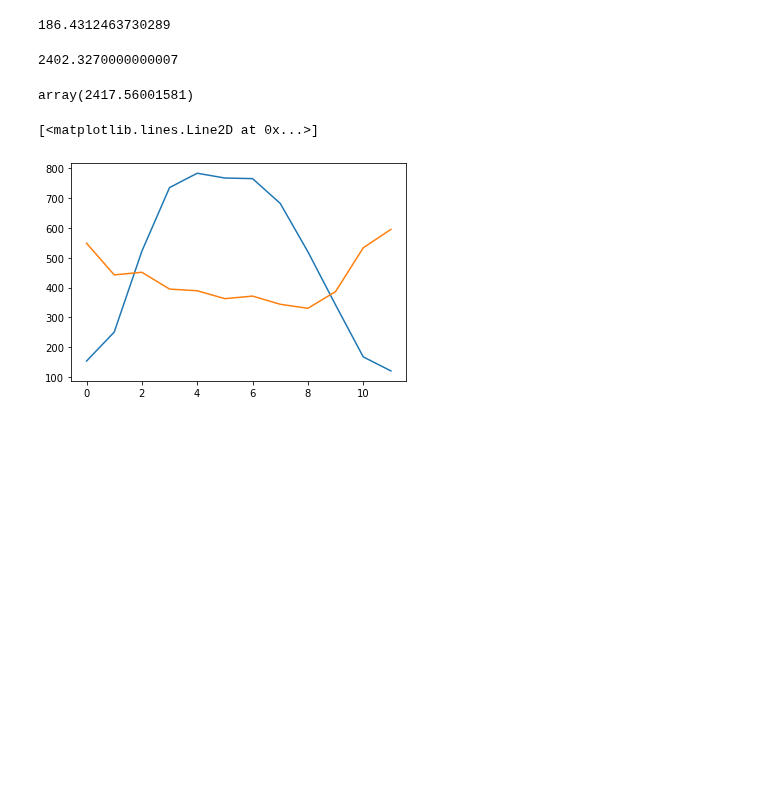
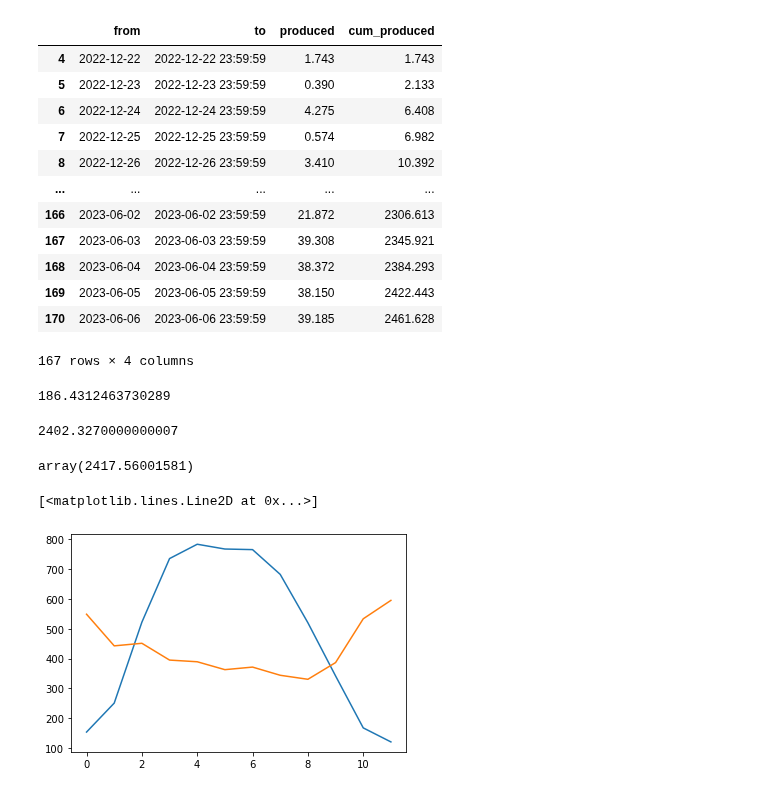
Before and after one commit to tchnvkng/python_notebooks, a Jupyter notebook: stroom.ipynb, the cells around one changed output. Saved outputs shown, nothing was run; the diff lists cells and outputs as text; code cells hidden in the pictures; blank space fills up the shorter version.

```diff
--- a/stroom.ipynb
+++ b/stroom.ipynb
@@ -264,3 +315,19 @@ e.meter_df.loc[e.meter_df['from'].apply(lambda x: x.year==2023),'net_used'].sum(
+# %%
+e.produced_df
+# %% [output]
+|  | from | to | produced | cum_produced |
+| 4 | 2022-12-22 | 2022-12-22 23:59:59 | 1.743 | 1.743 |
+| 5 | 2022-12-23 | 2022-12-23 23:59:59 | 0.390 | 2.133 |
+| 6 | 2022-12-24 | 2022-12-24 23:59:59 | 4.275 | 6.408 |
+| 7 | 2022-12-25 | 2022-12-25 23:59:59 | 0.574 | 6.982 |
+| 8 | 2022-12-26 | 2022-12-26 23:59:59 | 3.410 | 10.392 |
+| ... | ... | ... | ... | ... |
+| 166 | 2023-06-02 | 2023-06-02 23:59:59 | 21.872 | 2306.613 |
+| 167 | 2023-06-03 | 2023-06-03 23:59:59 | 39.308 | 2345.921 |
+| 168 | 2023-06-04 | 2023-06-04 23:59:59 | 38.372 | 2384.293 |
+| 169 | 2023-06-05 | 2023-06-05 23:59:59 | 38.150 | 2422.443 |
+| 170 | 2023-06-06 | 2023-06-06 23:59:59 | 39.185 | 2461.628 |
+167 rows × 4 columns
 # %%
 d=datetime.now()-datetime(2023,1,1)
 d=d/timedelta(days=1)
```
Also changed, not shown: parts of 3 cells of this notebook, 1 other file.
